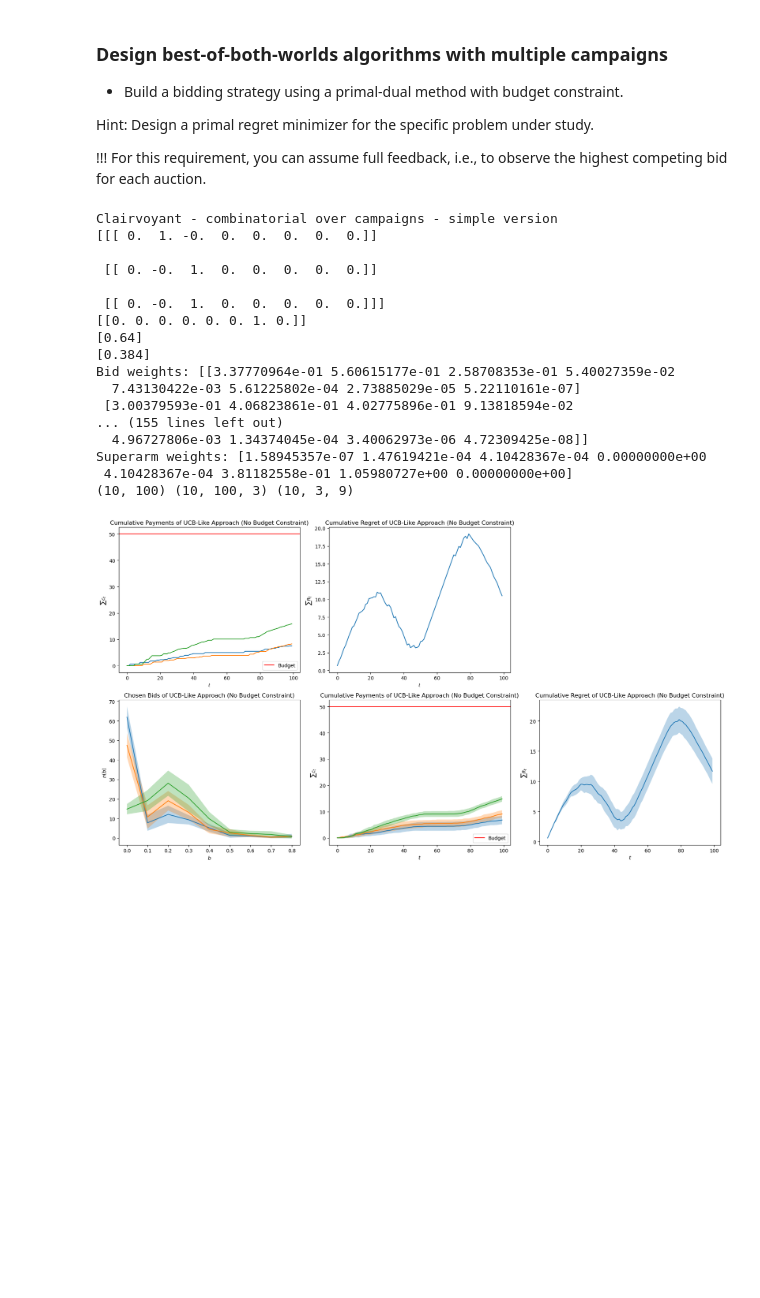
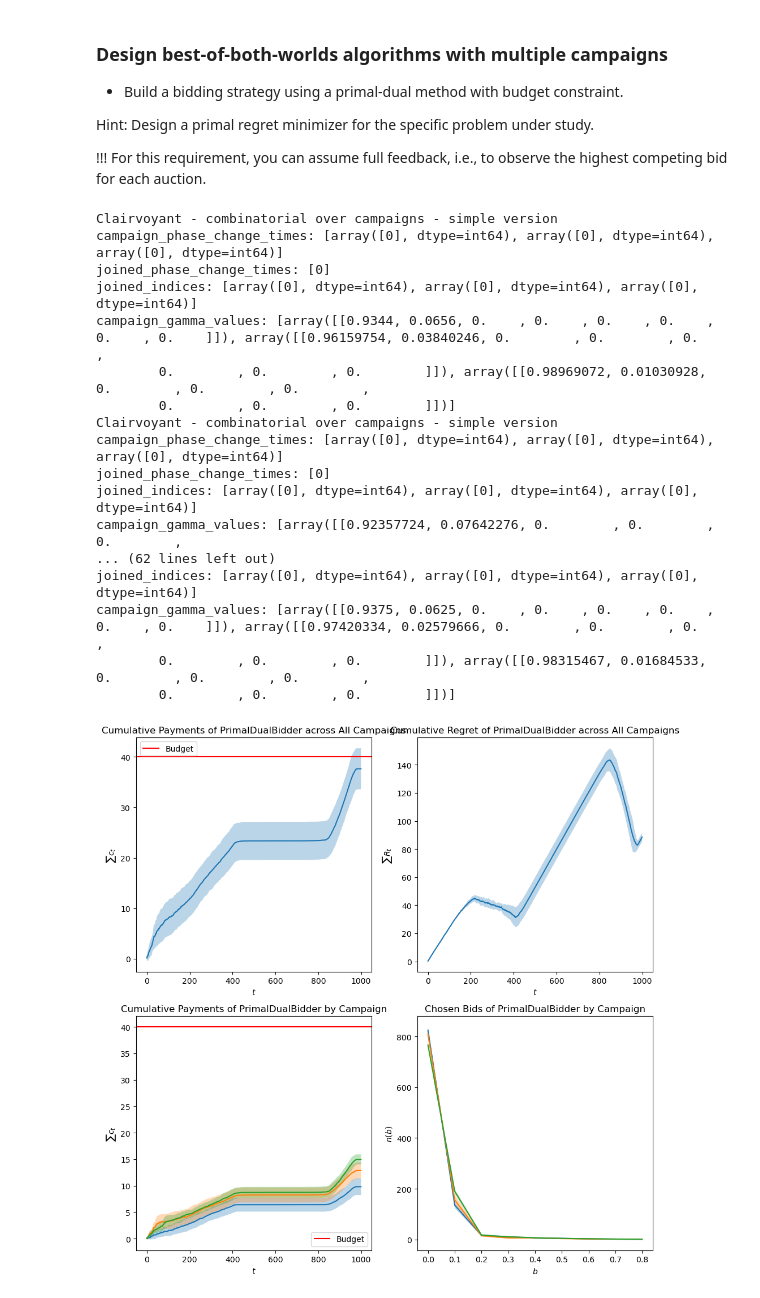
Before and after one commit to Richypiants/online-learning-applications-project-2025-2026, a Jupyter notebook: requirement_3.ipynb, the cells around one changed output. Cells and saved outputs as stored; diff of their text form; code cells hidden in the pictures; blank space fills up the shorter version.

```diff
--- a/requirement_3.ipynb
+++ b/requirement_3.ipynb
@@ -43,9 +44,9 @@ environment = Environment(BIDS_SPACE)
 environment.generate_random_campaigns(n_campaigns=3, campaign_type=HighlyNonStationaryCampaign, min_competitors=3, max_competitors=5, conflicts_percentage=0.4, seed=47)  # generate a single campaign with random qualities for each advertisers
 print(environment)
 
-N_USERS = 100  # number of ads to be shown sequentially = n_rounds = T
+N_USERS = 1000  # number of ads to be shown sequentially = n_rounds = T
 
-RHO = 0.5  # budget per round -> define either rho or the starting budget B and derive the other (rho = B/T)
+RHO = 0.04  # budget per round -> define either rho or the starting budget B and derive the other (rho = B/T)
 # %% [output]
 -- ENVIRONMENT: --
 Bids space: [0.  0.1 0.2 0.3 0.4 0.5 0.6 0.7 0.8 0.9 1. ]
@@ -224,25 +77,39 @@ def run_trials_combinatorial_clairvoyant(n_trials, n_users, starting_budget, my_
 # %%
 STARTING_BUDGET = RHO * N_USERS     # or np.inf for no budget
 
 MY_VALUATION = 0.8  # my true valuation of the ads (assumed to be known)
 
-run_trials_combinatorial_clairvoyant(n_trials=N_TRIALS, n_users=N_USERS, starting_budget=STARTING_BUDGET, my_valuation=MY_VALUATION, environment=environment)
+LEARNING_RATE_PRIMAL = 1
+LEARNING_RATE_DUAL = 1
+
+budget_constrained_multiple_campaigns_primal_dual_experiment = Experiment(environment=environment,
+                                                          bidder_class=PrimalDualBidder,
+                                                          bidder_parameters={
+                                                              'B': STARTING_BUDGET,
+                                                              'T': N_USERS,
+                                                              'valuations': [MY_VALUATION for _ in range(environment.N_CAMPAIGNS)],
+                                                              'environment': environment,
+                                                              'learning_rate_primal': LEARNING_RATE_PRIMAL,
+                                                              'learning_rate_dual': LEARNING_RATE_DUAL
+                                                            })
+
+budget_constrained_multiple_campaigns_primal_dual_experiment.run_trials(n_trials=N_TRIALS, clairvoyant_strategy_type='simple')
 # %% [output]
 Clairvoyant - combinatorial over campaigns - simple version
-[[[ 0.  1. -0.  0.  0.  0.  0.  0.]]
-
- [[ 0. -0.  1.  0.  0.  0.  0.  0.]]
-
- [[ 0. -0.  1.  0.  0.  0.  0.  0.]]]
-[[0. 0. 0. 0. 0. 0. 1. 0.]]
-[0.64]
-[0.384]
-Bid weights: [[3.37770964e-01 5.60615177e-01 2.58708353e-01 5.40027359e-02
-  7.43130422e-03 5.61225802e-04 2.73885029e-05 5.22110161e-07]
- [3.00379593e-01 4.06823861e-01 4.02775896e-01 9.13818594e-02
-... (155 lines left out)
-  4.96727806e-03 1.34374045e-04 3.40062973e-06 4.72309425e-08]]
-Superarm weights: [1.58945357e-07 1.47619421e-04 4.10428367e-04 0.00000000e+00
- 4.10428367e-04 3.81182558e-01 1.05980727e+00 0.00000000e+00]
-(10, 100) (10, 100, 3) (10, 3, 9)
+campaign_phase_change_times: [array([0], dtype=int64), array([0], dtype=int64), array([0], dtype=int64)]
+joined_phase_change_times: [0]
+joined_indices: [array([0], dtype=int64), array([0], dtype=int64), array([0], dtype=int64)]
+campaign_gamma_values: [array([[0.9344, 0.0656, 0.    , 0.    , 0.    , 0.    , 0.    , 0.    ]]), array([[0.96159754, 0.03840246, 0.        , 0.        , 0.        ,
+        0.        , 0.        , 0.        ]]), array([[0.98969072, 0.01030928, 0.        , 0.        , 0.        ,
+        0.        , 0.        , 0.        ]])]
+Clairvoyant - combinatorial over campaigns - simple version
+campaign_phase_change_times: [array([0], dtype=int64), array([0], dtype=int64), array([0], dtype=int64)]
+joined_phase_change_times: [0]
+joined_indices: [array([0], dtype=int64), array([0], dtype=int64), array([0], dtype=int64)]
+campaign_gamma_values: [array([[0.92357724, 0.07642276, 0.        , 0.        , 0.        ,
+... (62 lines left out)
+joined_indices: [array([0], dtype=int64), array([0], dtype=int64), array([0], dtype=int64)]
+campaign_gamma_values: [array([[0.9375, 0.0625, 0.    , 0.    , 0.    , 0.    , 0.    , 0.    ]]), array([[0.97420334, 0.02579666, 0.        , 0.        , 0.        ,
+        0.        , 0.        , 0.        ]]), array([[0.98315467, 0.01684533, 0.        , 0.        , 0.        ,
+        0.        , 0.        , 0.        ]])]
-[figure, old version]
+[figure, new version]
```
Also changed, not shown: parts of 3 cells of this notebook, 6 other files.
